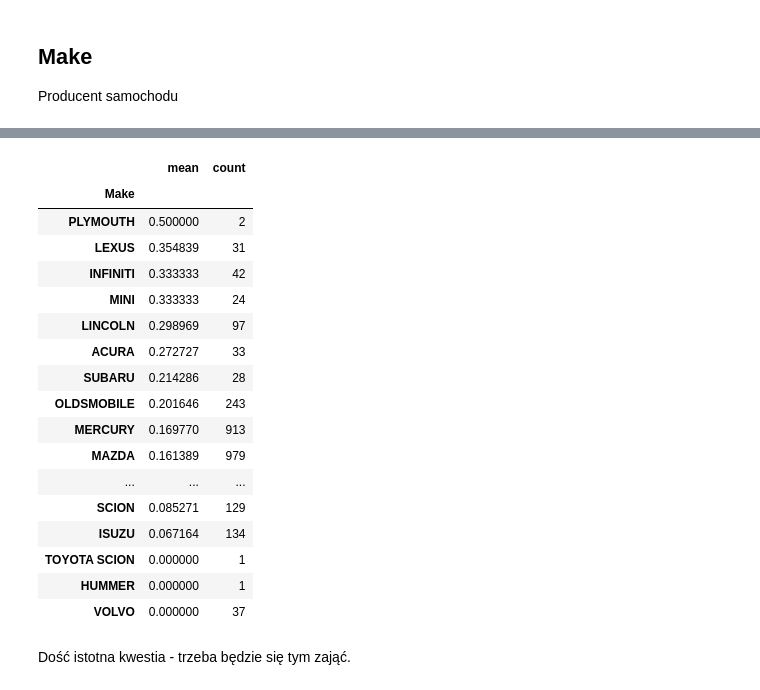
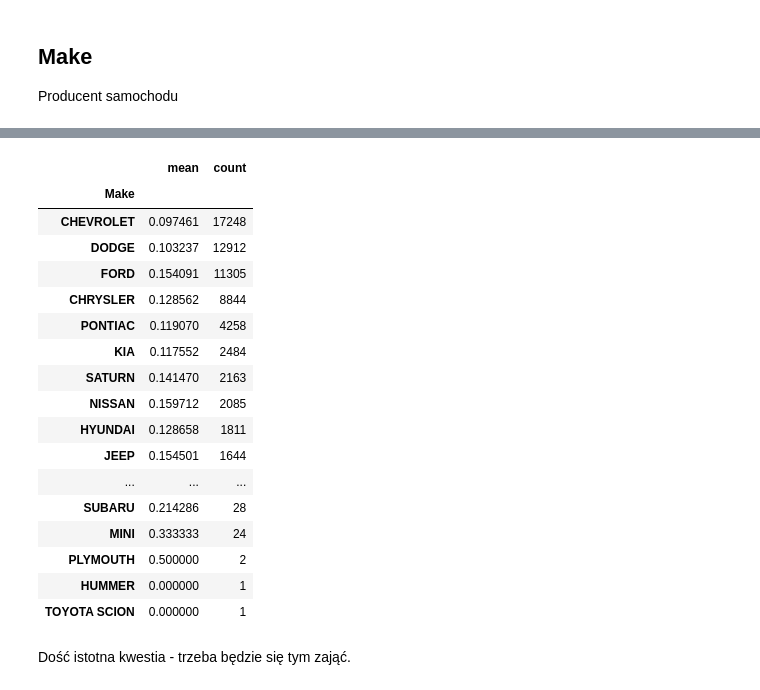
Before and after one commit to Koliber216/DontGetKicked-ML-Classification, a Jupyter notebook: Maciek.ipynb, the cells around one changed output, grey strips where cells are left out. Cells and saved outputs as stored; diff of their text form; code cells hidden in the pictures.

```diff
--- a/Maciek.ipynb
+++ b/Maciek.ipynb
@@ -202,24 +170,24 @@ Name: Make, dtype: int64
 # %%
-df.groupby('Make')['IsBadBuy'].agg(['mean','count']).sort_values('mean',ascending = False)
+df.groupby('Make')['IsBadBuy'].agg(['mean','count']).sort_values('count',ascending = False)
 # %% [output]
 |  | mean | count |
 | Make |  |  |
+| CHEVROLET | 0.097461 | 17248 |
+| DODGE | 0.103237 | 12912 |
+| FORD | 0.154091 | 11305 |
+| CHRYSLER | 0.128562 | 8844 |
+| PONTIAC | 0.119070 | 4258 |
+| KIA | 0.117552 | 2484 |
+| SATURN | 0.141470 | 2163 |
+| NISSAN | 0.159712 | 2085 |
+| HYUNDAI | 0.128658 | 1811 |
+| JEEP | 0.154501 | 1644 |
+| ... | ... | ... |
+| SUBARU | 0.214286 | 28 |
+| MINI | 0.333333 | 24 |
 | PLYMOUTH | 0.500000 | 2 |
-| LEXUS | 0.354839 | 31 |
-| INFINITI | 0.333333 | 42 |
-| MINI | 0.333333 | 24 |
-| LINCOLN | 0.298969 | 97 |
-| ACURA | 0.272727 | 33 |
-| SUBARU | 0.214286 | 28 |
-| OLDSMOBILE | 0.201646 | 243 |
-| MERCURY | 0.169770 | 913 |
-| MAZDA | 0.161389 | 979 |
-| ... | ... | ... |
-| SCION | 0.085271 | 129 |
-| ISUZU | 0.067164 | 134 |
+| HUMMER | 0.000000 | 1 |
 | TOYOTA SCION | 0.000000 | 1 |
-| HUMMER | 0.000000 | 1 |
-| VOLVO | 0.000000 | 37 |
 # %% [markdown]
 Dość istotna kwestia - trzeba będzie się tym zająć.
 # %% [markdown]
```
Also changed, not shown: parts of 40 cells of this notebook.
